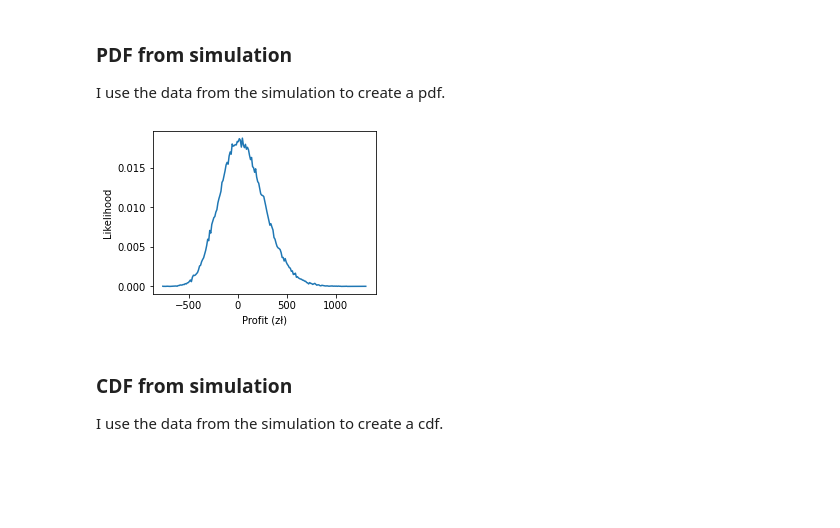
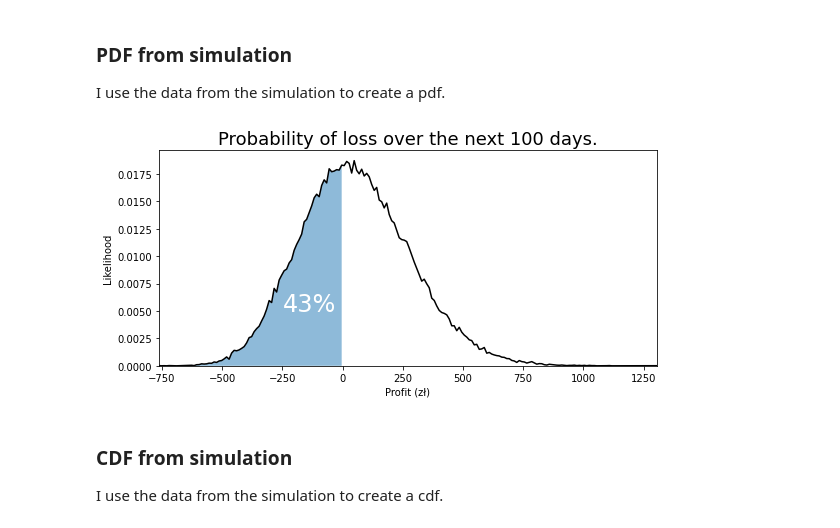
Before and after one commit to besiobu/data-science-portfolio, a Jupyter notebook: trading-results/Trading Results Analysis.ipynb, the cells around one changed output. Saved outputs shown, nothing was run; the diff lists cells and outputs as text; code cells hidden in the pictures; blank space fills up the shorter version.

```diff
--- a/trading-results/Trading Results Analysis.ipynb
+++ b/trading-results/Trading Results Analysis.ipynb
@@ -813,14 +820,28 @@ X_unity = density / density.sum()
 ### PDF from simulation
 
 I use the data from the simulation to create a pdf.
-# %%
-plt.figure(figsize=figsize)
-plt.plot(bins[1:], X_unity)
-plt.ylabel("Likelihood")
-plt.xlabel("Profit (zł)")
-plt.show()
-# %% [output]
-[figure, removed]
+# %%
+width = 800
+height = 400
+dpi = 100
+
+loss_prob = int(100 - np.sum(X > 0) / X.shape[0] * 100)
+mask = bins[1:] <= 0
+
+plt.figure(figsize=(width/dpi, height/dpi))
+plt.plot(bins[1:], X_unity, c='black')
+plt.fill_between(x=bins[1:][mask], y1=0, y2=X_unity[mask], alpha=1/2)
+plt.ylabel('Likelihood')
+plt.xlabel('Profit (zł)')
+plt.text(-250, 0.005, s=f'{loss_prob}%', color='white', fontsize=24)
+plt.ylim(0)
+plt.xlim(np.min(bins[1:]), np.max(bins[1:]))
+plt.title('Probability of loss over the next 100 days.', fontsize=18)
+plt.tight_layout()
+plt.savefig('./img/probability_of_loss.png')
+plt.show()
+# %% [output]
+[figure, added]
 # %% [markdown]
 ### CDF from simulation
 
```
Also changed, not shown: parts of 2 cells of this notebook, 4 other files.
